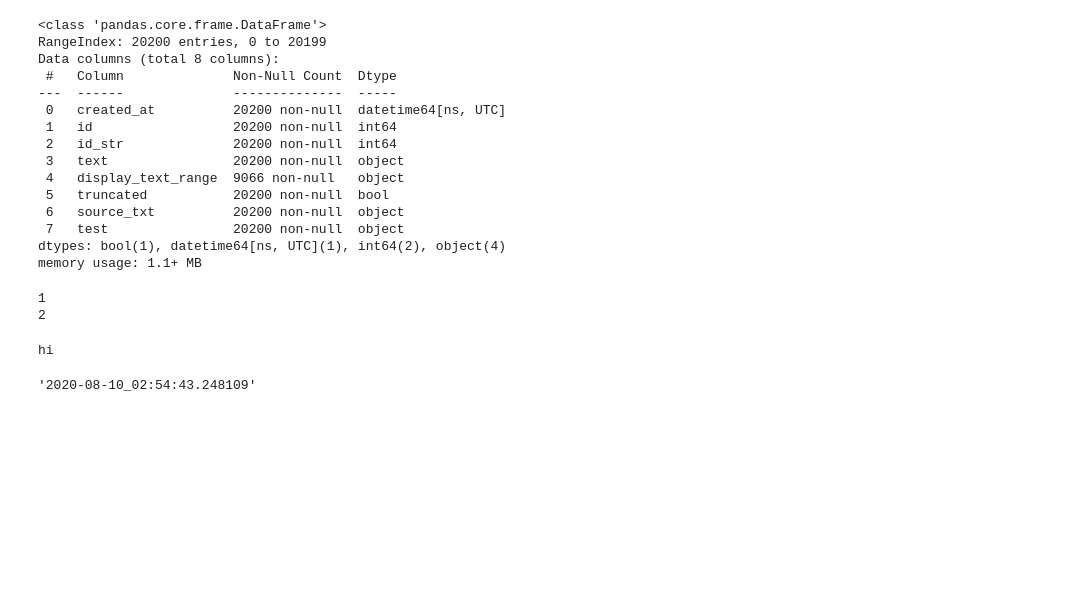
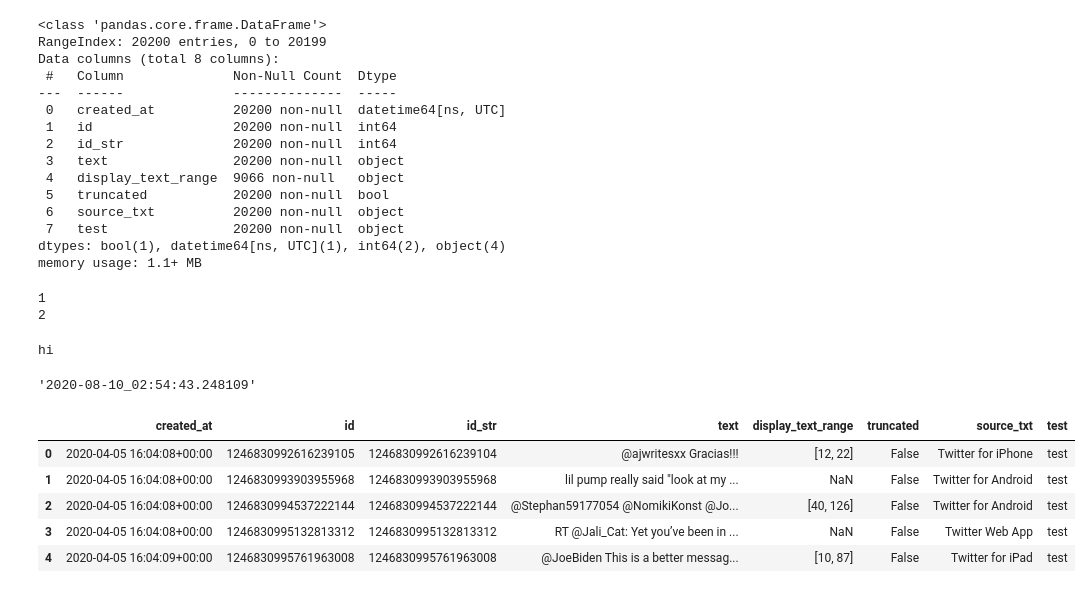
Before and after one commit to connorslagle/tweet-classifier, a Jupyter notebook: notebooks/EDA_revisited.ipynb, the cells around one changed output. Cells and saved outputs as stored; diff of their text form; code cells hidden in the pictures; blank space fills up the shorter version.

```diff
--- a/notebooks/EDA_revisited.ipynb
+++ b/notebooks/EDA_revisited.ipynb
@@ -411,3 +411,12 @@ from datetime import datetime
 str(datetime.now()).replace(' ', '_')
 # %% [output]
 '2020-08-10_02:54:43.248109'
+# %%
+df_1.head()
+# %% [output]
+|  | created_at | id | id_str | text | display_text_range | truncated | source_txt | test |
+| 0 | 2020-04-05 16:04:08+00:00 | 1246830992616239105 | 1246830992616239104 | @ajwritesxx Gracias!!! | [12, 22] | False | Twitter for iPhone | test |
+| 1 | 2020-04-05 16:04:08+00:00 | 1246830993903955968 | 1246830993903955968 | lil pump really said "look at my ... | NaN | False | Twitter for Android | test |
+| 2 | 2020-04-05 16:04:08+00:00 | 1246830994537222144 | 1246830994537222144 | @Stephan59177054 @NomikiKonst @Jo... | [40, 126] | False | Twitter for Android | test |
+| 3 | 2020-04-05 16:04:08+00:00 | 1246830995132813312 | 1246830995132813312 | RT @Jali_Cat: Yet you’ve been in ... | NaN | False | Twitter Web App | test |
+| 4 | 2020-04-05 16:04:09+00:00 | 1246830995761963008 | 1246830995761963008 | @JoeBiden This is a better messag... | [10, 87] | False | Twitter for iPad | test |
```
Also changed, not shown: parts of 8 cells of this notebook, 1 other file.
